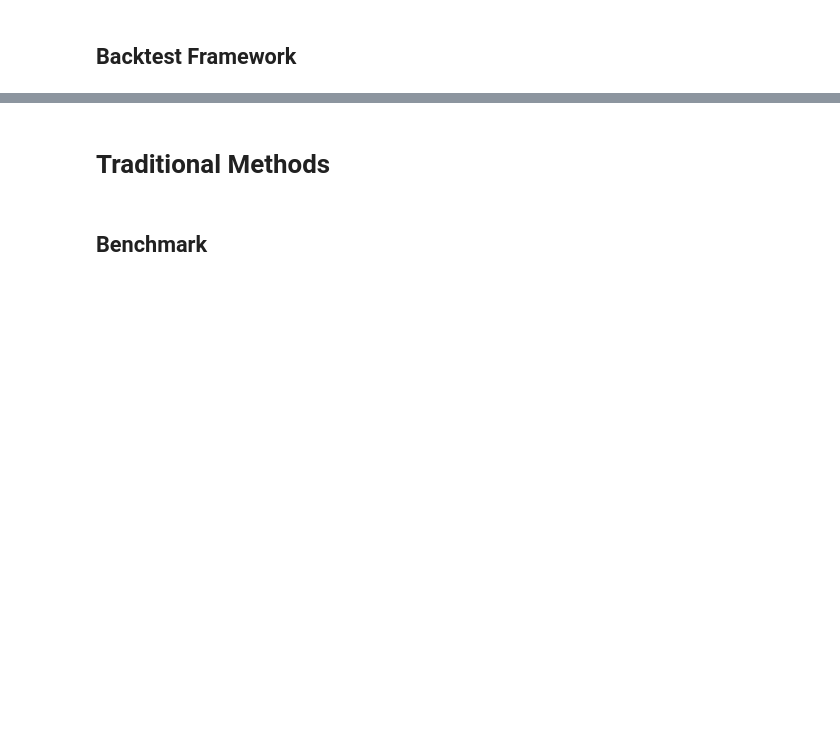
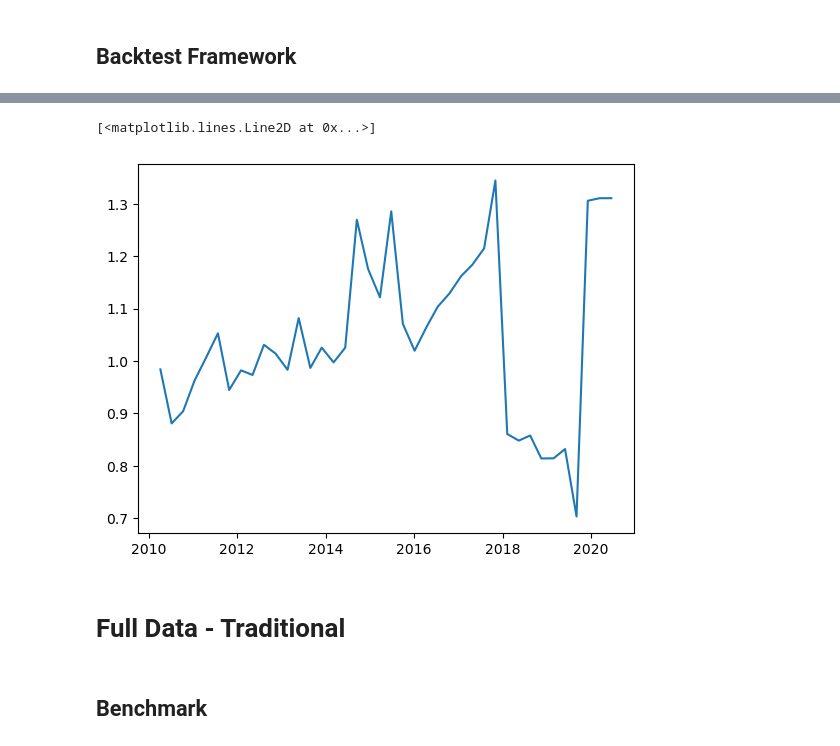
Before and after one commit to Xuanfu-lab/230ZA_Project, a Jupyter notebook: portfolio_opmization_main_framwork.ipynb, the cells around one changed output, grey strips where cells are left out. Drawn from its saved outputs; the diff is of its cells as text; code cells hidden in the pictures; blank space fills up the shorter version.

```diff
--- a/portfolio_opmization_main_framwork.ipynb
+++ b/portfolio_opmization_main_framwork.ipynb
@@ -38,3 +39,14 @@ return_wide_test = price_wide_test.pct_change().iloc[1:,:]
+# %%
+# data used to replicate paper results
+start_date = "2010-01-01"
+end_date = "2020-06-30"
+
+price_long_paper = pd.read_csv("data_clean/long_format_daily_original_paper_data.csv")
+price_long_paper["Date"] = pd.to_datetime(price_long_paper["Date"])
+price_long_paper = price_long_paper.loc[(price_long_paper["Date"] >= start_date) & (price_long_paper["Date"] <= end_date), :]
+price_wide_paper = price_long_paper.pivot(index='Date', columns='Ticker', values='Price')
+
+# VTI, AGG, DBC, VIX
 # %% [markdown]
 # Python Functions
 # %% [markdown]
@@ -378,0 +393,5 @@ def display_backtest_results(loss_func_names: List[str],
+# %%
+%%time
+LSTM_weights = optimize_portfolio_LSTM(price_long_paper)
+LSTM_result = backtest(LSTM_weights)
+comparison_table([LSTM_result])
@@ -379,5 +431,10 @@ def display_backtest_results(loss_func_names: List[str],
+# %%
+plt.plot(LSTM_result['nav'])
+# %% [output]
+[<matplotlib.lines.Line2D at 0x...>]
+[figure, added]
 # %% [markdown]
-# Traditional Methods
+# Full Data - Traditional
 # %% [markdown]
 ## Benchmark
 # %%
```
Also changed, not shown: parts of 5 cells of this notebook, 15 other files.
